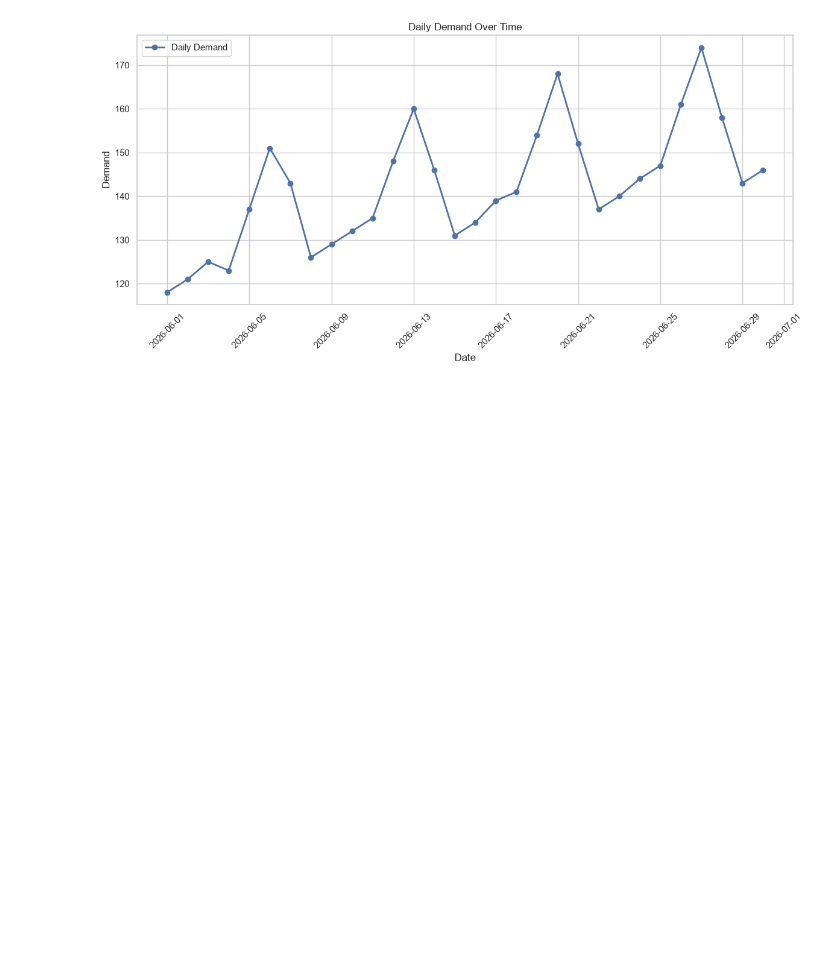
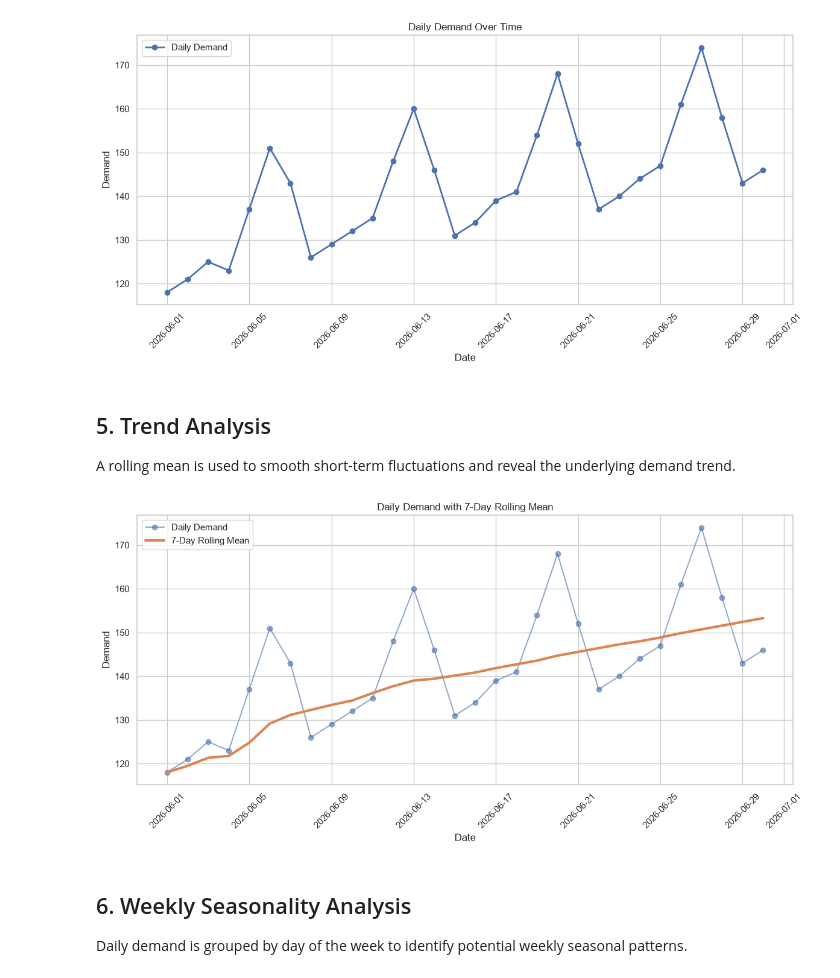
Before and after one commit to Debankumardas/Time-Series-Forecasting, a Jupyter notebook: notebooks/time_series_forecasting.ipynb, the cells around one changed output. Cells and saved outputs as stored; diff of their text form; code cells hidden in the pictures; blank space fills up the shorter version.

Commit message:
feat: add trend and seasonal decomposition analysis

```diff
--- a/notebooks/time_series_forecasting.ipynb
+++ b/notebooks/time_series_forecasting.ipynb
@@ -164,3 +164,45 @@ plt.tight_layout()
 plt.show()
 # %% [output]
 [figure]
+# %% [markdown]
+## 5. Trend Analysis
+
+A rolling mean is used to smooth short-term fluctuations and reveal the underlying demand trend.
+# %%
+rolling_window = 7
+
+df["rolling_mean_7d"] = df["demand"].rolling(
+    window=rolling_window,
+    min_periods=1
+).mean()
+
+plt.figure(figsize=(12, 6))
+
+plt.plot(
+    df.index,
+    df["demand"],
+    marker="o",
+    alpha=0.6,
+    label="Daily Demand"
+)
+
+plt.plot(
+    df.index,
+    df["rolling_mean_7d"],
+    linewidth=3,
+    label="7-Day Rolling Mean"
+)
+
+plt.title("Daily Demand with 7-Day Rolling Mean")
+plt.xlabel("Date")
+plt.ylabel("Demand")
+plt.legend()
+plt.xticks(rotation=45)
+plt.tight_layout()
+plt.show()
+# %% [output]
+[figure, added]
+# %% [markdown]
+## 6. Weekly Seasonality Analysis
+
+Daily demand is grouped by day of the week to identify potential weekly seasonal patterns.
```
Also changed, not shown: parts of 11 cells of this notebook, 1 other file.
